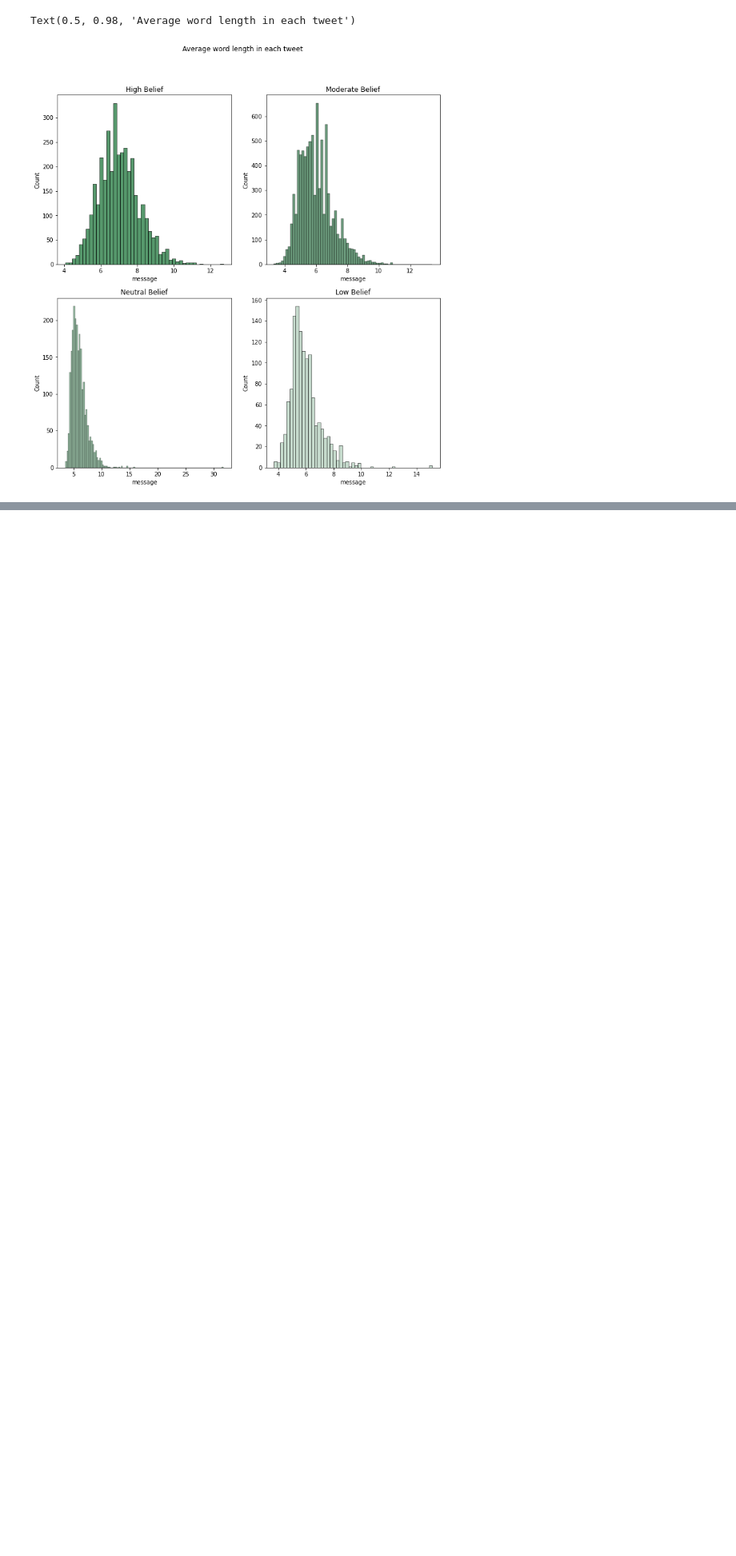
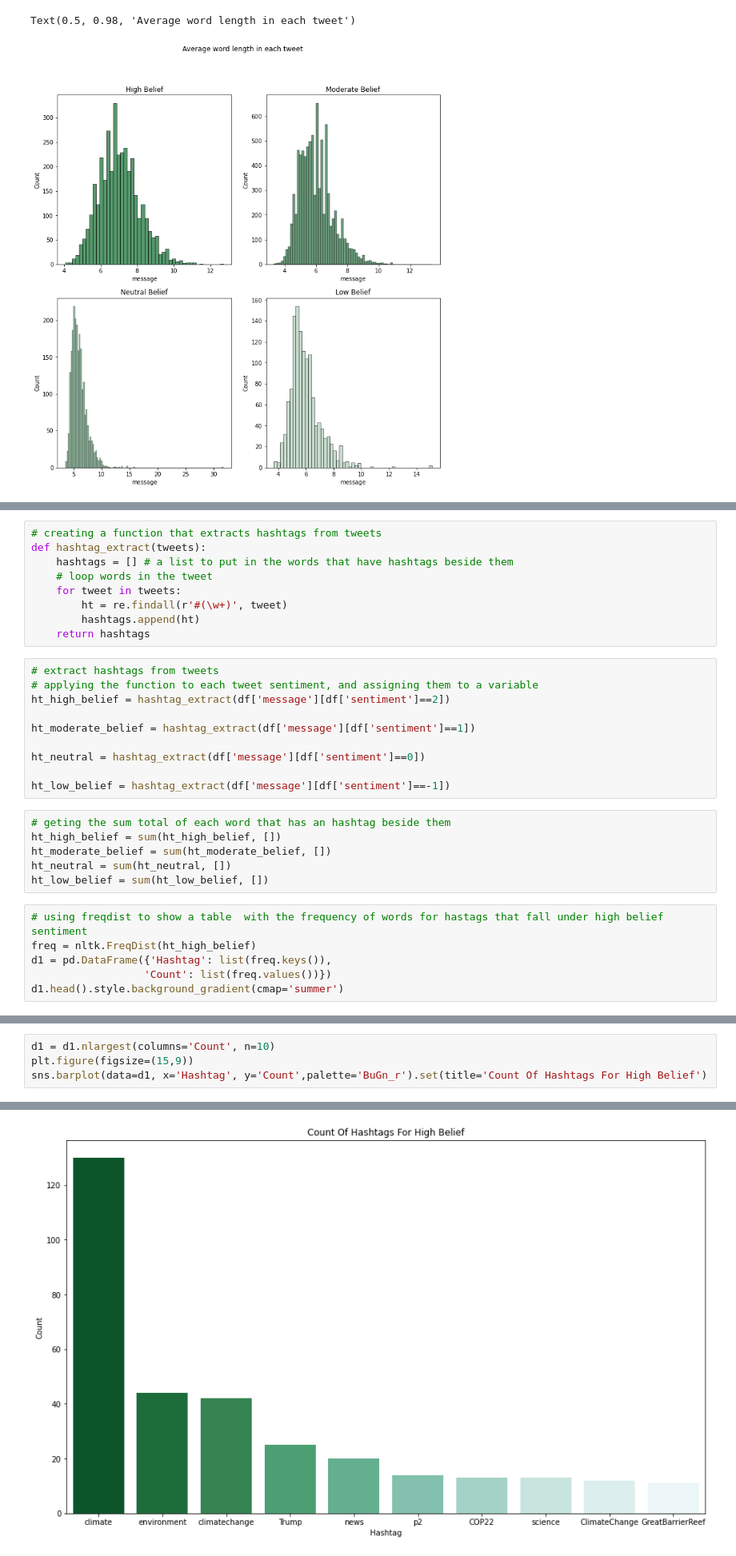
Before and after one commit to daniel-datasci/Climate-Change-Belief-Analysis-With-Twitter-Data, a Jupyter notebook: Climate Change Belief Analysis - 2201ACDS(TEAM NM4) Notebook.ipynb, the cells around one changed output, grey strips where cells are left out. Shown at 80% size. Cells and saved outputs as stored; diff of their text form; blank space fills up the shorter version.

```diff
--- a/Climate Change Belief Analysis - 2201ACDS(TEAM NM4) Notebook.ipynb
+++ b/Climate Change Belief Analysis - 2201ACDS(TEAM NM4) Notebook.ipynb
@@ -318,0 +326,31 @@ The next thing we can do is to do come data cleaning and get the dataset ready f
+# %%
+# creating a function that extracts hashtags from tweets
+def hashtag_extract(tweets):
+    hashtags = [] # a list to put in the words that have hashtags beside them
+    # loop words in the tweet
+    for tweet in tweets:
+        ht = re.findall(r'#(\w+)', tweet)
+        hashtags.append(ht)
+    return hashtags
+# %%
+# extract hashtags from tweets
+# applying the function to each tweet sentiment, and assigning them to a variable
+ht_high_belief = hashtag_extract(df['message'][df['sentiment']==2])
+
+ht_moderate_belief = hashtag_extract(df['message'][df['sentiment']==1])
+
+ht_neutral = hashtag_extract(df['message'][df['sentiment']==0])
+
+ht_low_belief = hashtag_extract(df['message'][df['sentiment']==-1])
+# %%
+# geting the sum total of each word that has an hashtag beside them
+ht_high_belief = sum(ht_high_belief, [])
+ht_moderate_belief = sum(ht_moderate_belief, [])
+ht_neutral = sum(ht_neutral, [])
+ht_low_belief = sum(ht_low_belief, [])
+# %%
+# using freqdist to show a table  with the frequency of words for hastags that fall under high belief sentiment
+freq = nltk.FreqDist(ht_high_belief)
+d1 = pd.DataFrame({'Hashtag': list(freq.keys()),
+                  'Count': list(freq.values())})
+d1.head().style.background_gradient(cmap='summer')
@@ -318,0 +405,5 @@ The next thing we can do is to do come data cleaning and get the dataset ready f
+# %%
+d1 = d1.nlargest(columns='Count', n=10)
+plt.figure(figsize=(15,9))
+sns.barplot(data=d1, x='Hashtag', y='Count',palette='BuGn_r').set(title='Count Of Hashtags For High Belief')
+# %% [output]
@@ -318,0 +411 @@ The next thing we can do is to do come data cleaning and get the dataset ready f
+[figure, added]
```
Also changed, not shown: parts of 14 cells of this notebook.
